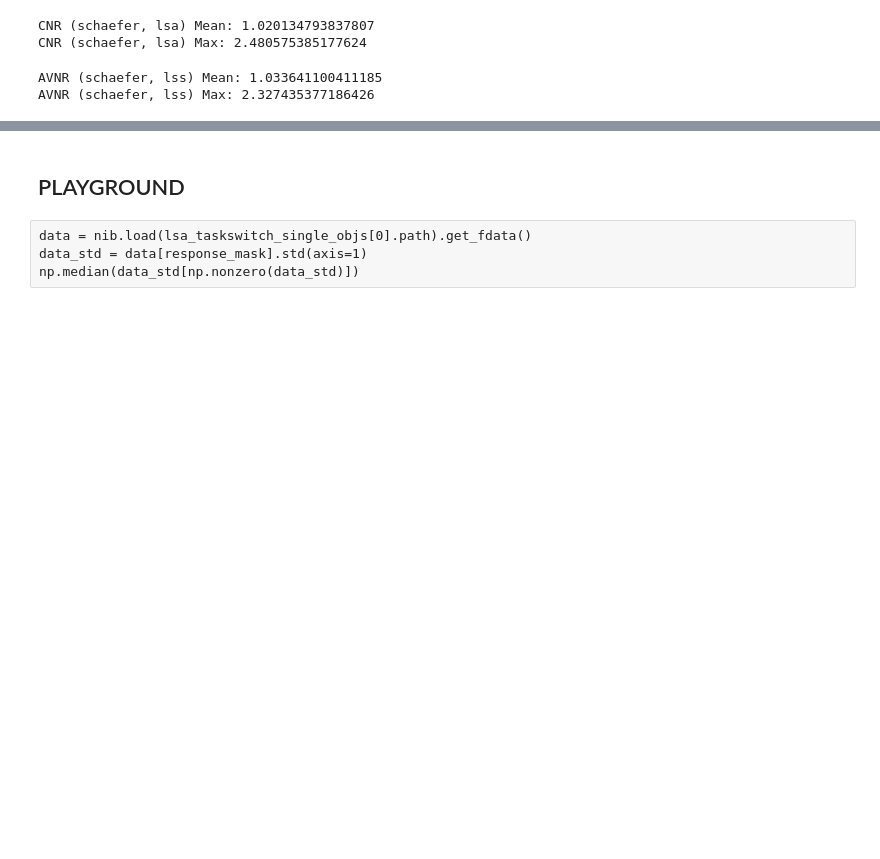
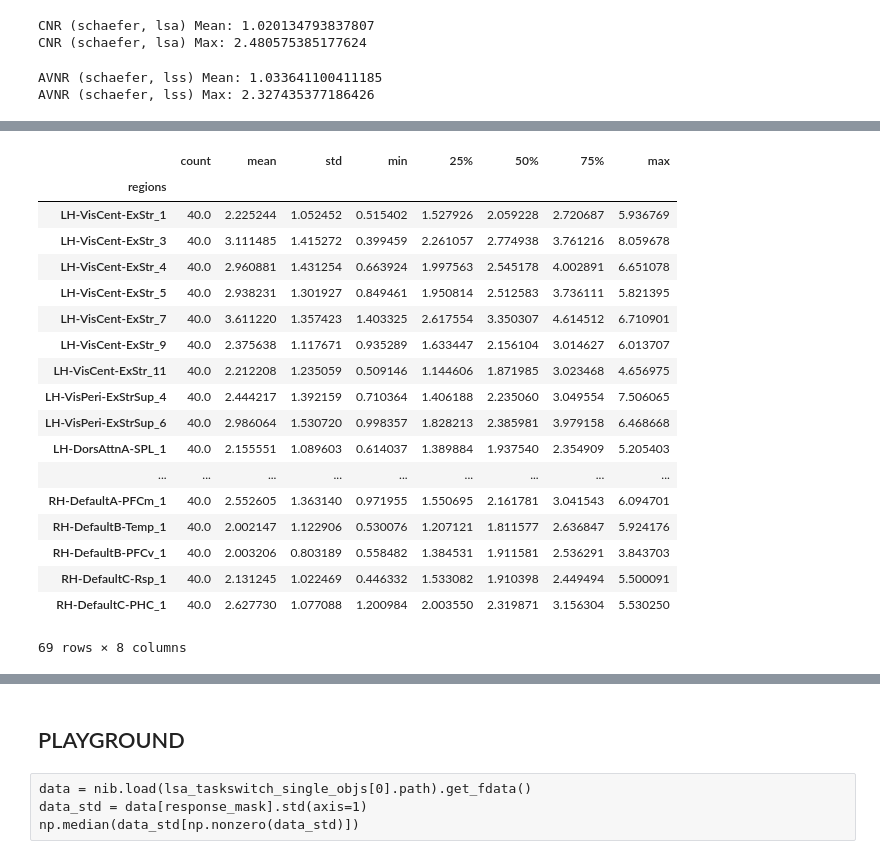
Before and after one commit to jdkent/BetaSeriesRealDataAnalysis, a Jupyter notebook: nibsAnalysis/cnr_trial_variability.ipynb, the cells around one changed output, grey strips where cells are left out. Saved outputs shown, nothing was run; the diff lists cells and outputs as text; code cells hidden in the pictures; blank space fills up the shorter version.

Commit message:
more analyses for discussion
- add glass brain images
- isolate the schaefer regions with the largest CNR
- test CNR between real data and null data

```diff
--- a/nibsAnalysis/cnr_trial_variability.ipynb
+++ b/nibsAnalysis/cnr_trial_variability.ipynb
@@ -157,16 +158,16 @@ schaefer_lut
 | 399 | RH-TempPar-10 | 400 |
 400 rows × 2 columns
 # %%
-def process_participant_betas(layout, lsa_layout, participant, atlas):
+def process_participant_betas(layout, lsa_layout, participant, atlas, task):
     # get the betas for the relavent trial types
     betas = nf.get_layout_objects(
         layout, trialtypes=['single', 'repeat', 'switch'],
-        suffix="betaseries", extension="nii.gz", task="taskswitch",
+        suffix="betaseries", extension="nii.gz", task=task,
         subject=participant)
 
     # get the residual from LSA no matter what since the residual comes from one model
     # (as opposed to the average of residuals that LSS returns)
-    residual = lsa_layout.get(task="taskswitch", desc='residuals', subject=participant)
+    residual = lsa_layout.get(task=task, desc='residuals', subject=participant)
 
     # get the average time/beta series from each region of interest
     masker = NiftiLabelsMasker(atlas)
@@ -200,7 +201,7 @@ for method, ly in [("lsa", lsa_layout), ("lss", lss_layout)]:
     cnr_activation_collector[method] = {}
     cvnr_activation_collector[method] = {}
     for participant in good_participants:
-        cnr, cvnr = process_participant_betas(ly, lsa_layout, participant, RESPONSE_ATLAS)
+        cnr, cvnr = process_participant_betas(ly, lsa_layout, participant, RESPONSE_ATLAS, "taskswitch")
         cnr_activation_collector[method][participant] = cnr
         cvnr_activation_collector[method][participant] = cvnr
 # %%
@@ -331,7 +332,7 @@ for method, ly in [("lsa", lsa_layout), ("lss", lss_layout)]:
     cnr_schaefer_collector[method] = {}
     cvnr_schaefer_collector[method] = {}
     for participant in good_participants:
-        cnr, cvnr = process_participant_betas(ly, lsa_layout, participant, SCHAEFER_ATLAS)
+        cnr, cvnr = process_participant_betas(ly, lsa_layout, participant, SCHAEFER_ATLAS, "taskswitch")
         cnr_schaefer_collector[method][participant] = cnr
         cvnr_schaefer_collector[method][participant] = cvnr
 # %%
@@ -365,0 +387,22 @@ CNR (schaefer, lss) Max: 1.8056619546708372
+# %%
+cvnr_schaefer_lsa_df.describe().T[cvnr_schaefer_lsa_df.describe().T['mean'] > 2]
+# %% [output]
+|  | count | mean | std | min | 25% | 50% | 75% | max |
+| regions |  |  |  |  |  |  |  |  |
+| LH-VisCent-ExStr_1 | 40.0 | 2.225244 | 1.052452 | 0.515402 | 1.527926 | 2.059228 | 2.720687 | 5.936769 |
+| LH-VisCent-ExStr_3 | 40.0 | 3.111485 | 1.415272 | 0.399459 | 2.261057 | 2.774938 | 3.761216 | 8.059678 |
+| LH-VisCent-ExStr_4 | 40.0 | 2.960881 | 1.431254 | 0.663924 | 1.997563 | 2.545178 | 4.002891 | 6.651078 |
+| LH-VisCent-ExStr_5 | 40.0 | 2.938231 | 1.301927 | 0.849461 | 1.950814 | 2.512583 | 3.736111 | 5.821395 |
+| LH-VisCent-ExStr_7 | 40.0 | 3.611220 | 1.357423 | 1.403325 | 2.617554 | 3.350307 | 4.614512 | 6.710901 |
+| LH-VisCent-ExStr_9 | 40.0 | 2.375638 | 1.117671 | 0.935289 | 1.633447 | 2.156104 | 3.014627 | 6.013707 |
+| LH-VisCent-ExStr_11 | 40.0 | 2.212208 | 1.235059 | 0.509146 | 1.144606 | 1.871985 | 3.023468 | 4.656975 |
+| LH-VisPeri-ExStrSup_4 | 40.0 | 2.444217 | 1.392159 | 0.710364 | 1.406188 | 2.235060 | 3.049554 | 7.506065 |
+| LH-VisPeri-ExStrSup_6 | 40.0 | 2.986064 | 1.530720 | 0.998357 | 1.828213 | 2.385981 | 3.979158 | 6.468668 |
+| LH-DorsAttnA-SPL_1 | 40.0 | 2.155551 | 1.089603 | 0.614037 | 1.389884 | 1.937540 | 2.354909 | 5.205403 |
+| ... | ... | ... | ... | ... | ... | ... | ... | ... |
+| RH-DefaultA-PFCm_1 | 40.0 | 2.552605 | 1.363140 | 0.971955 | 1.550695 | 2.161781 | 3.041543 | 6.094701 |
+| RH-DefaultB-Temp_1 | 40.0 | 2.002147 | 1.122906 | 0.530076 | 1.207121 | 1.811577 | 2.636847 | 5.924176 |
+| RH-DefaultB-PFCv_1 | 40.0 | 2.003206 | 0.803189 | 0.558482 | 1.384531 | 1.911581 | 2.536291 | 3.843703 |
+| RH-DefaultC-Rsp_1 | 40.0 | 2.131245 | 1.022469 | 0.446332 | 1.533082 | 1.910398 | 2.449494 | 5.500091 |
+| RH-DefaultC-PHC_1 | 40.0 | 2.627730 | 1.077088 | 1.200984 | 2.003550 | 2.319871 | 3.156304 | 5.530250 |
+69 rows × 8 columns
```
Also changed, not shown: parts of 45 cells of this notebook, 45 other files.
